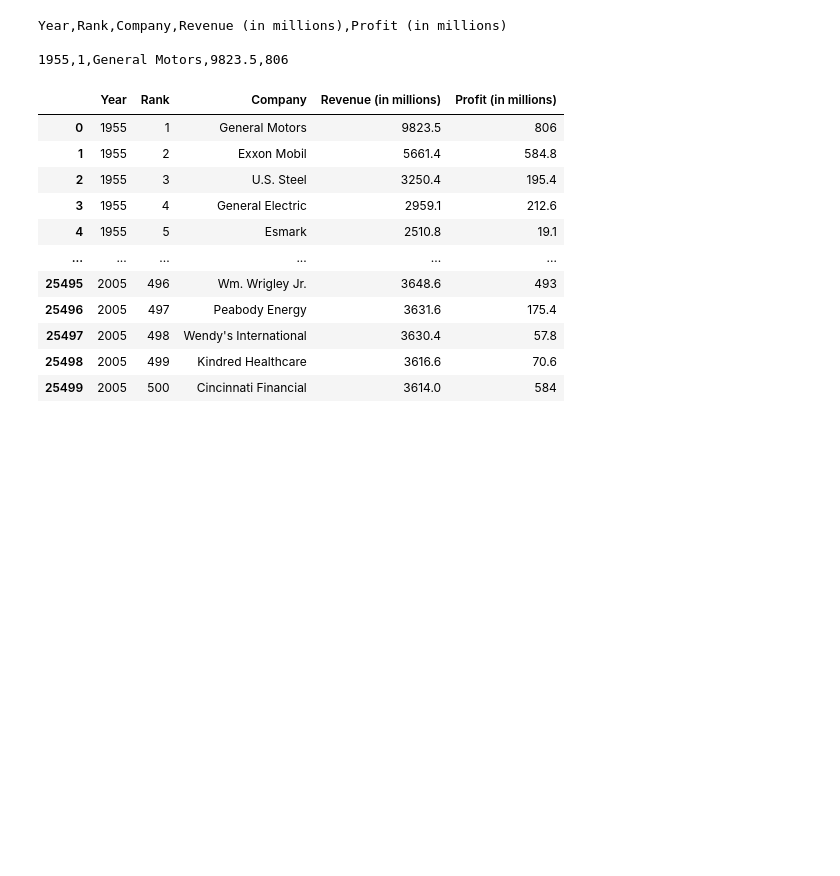
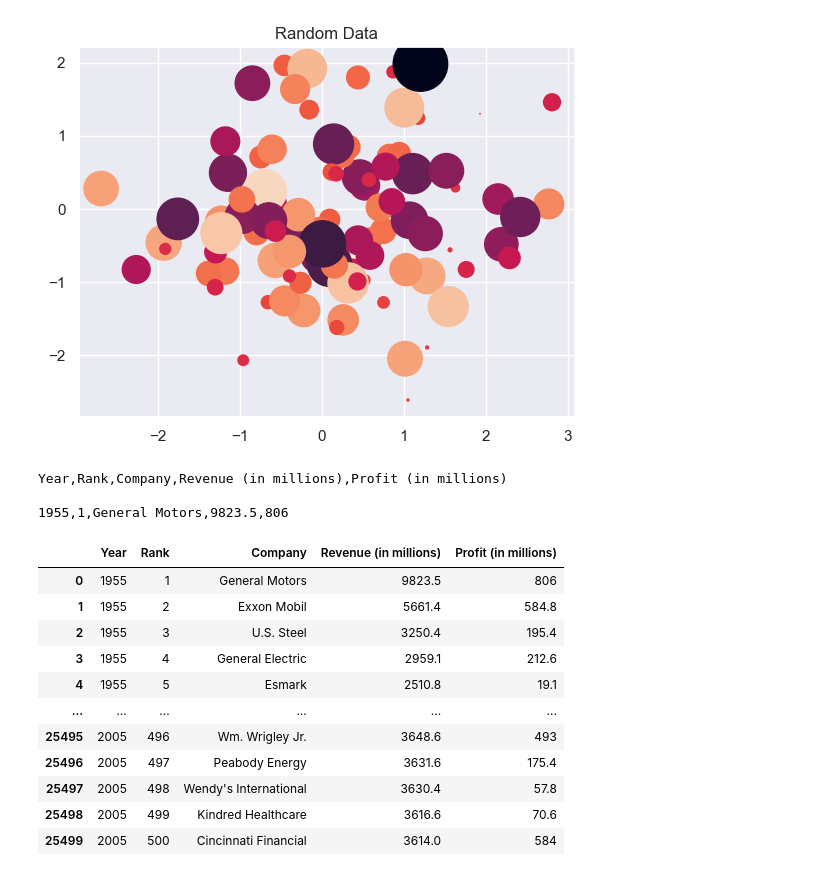
Before and after one commit to Klus3kk/datascience, a Jupyter notebook: Random-Testing/test.ipynb, the cells around one changed output. Saved outputs shown, nothing was run; the diff lists cells and outputs as text; code cells hidden in the pictures; blank space fills up the shorter version.

```diff
--- a/Random-Testing/test.ipynb
+++ b/Random-Testing/test.ipynb
@@ -21,3 +22,12 @@ plt.show()
+# %%
+x, y, scale = np.random.randn(3, 100)
+fig, ax = plt.subplots()
+
+ax.scatter(x=x, y=y, c=scale, s=np.abs(scale)*500)
+ax.set(title="Random Data")
+plt.show()
+# %% [output]
+[figure, added]
 # %%
 with open('data.csv', 'r') as dt:
     print(dt.readline()) # headers
```
Also changed, not shown: parts of 5 cells of this notebook.
